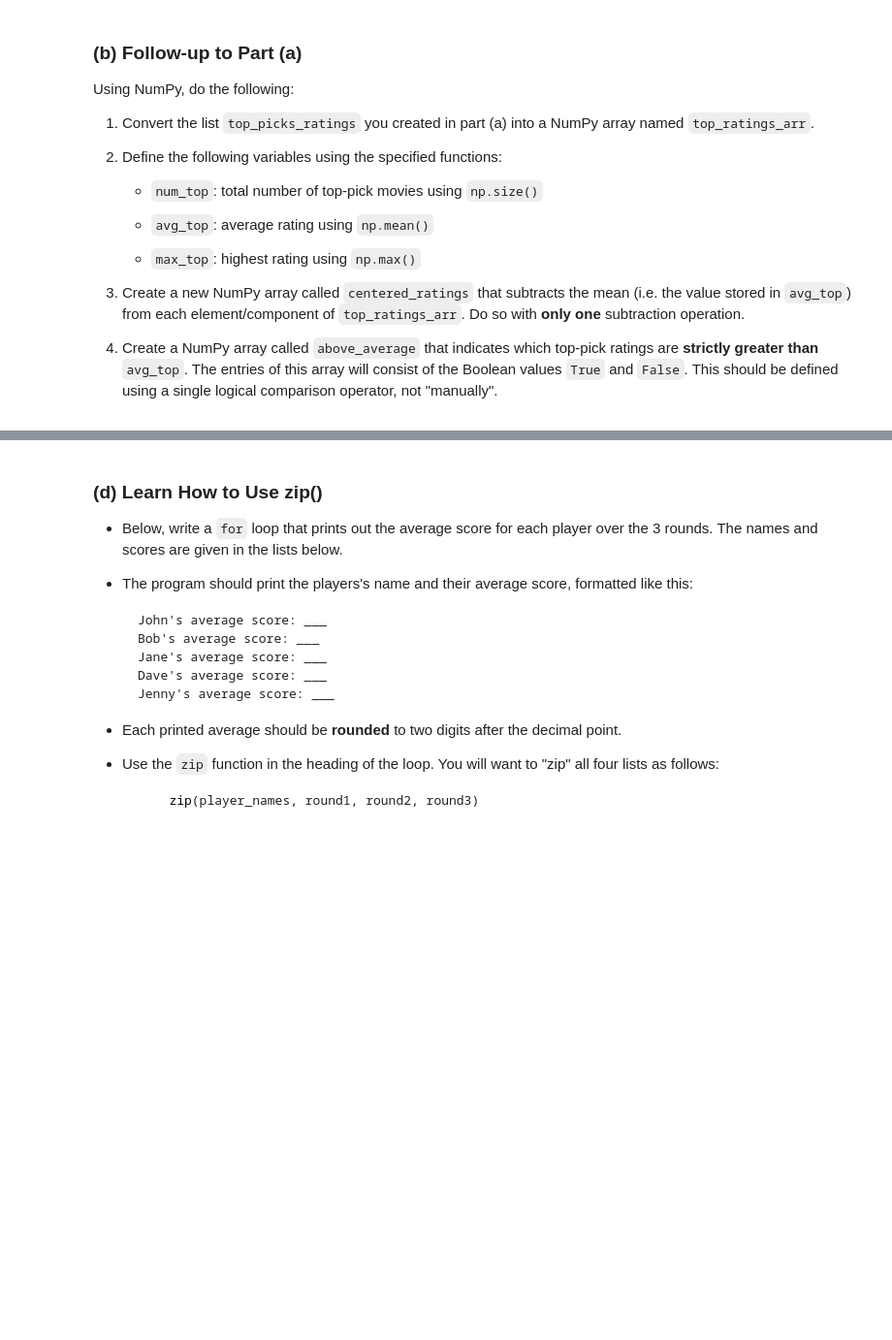
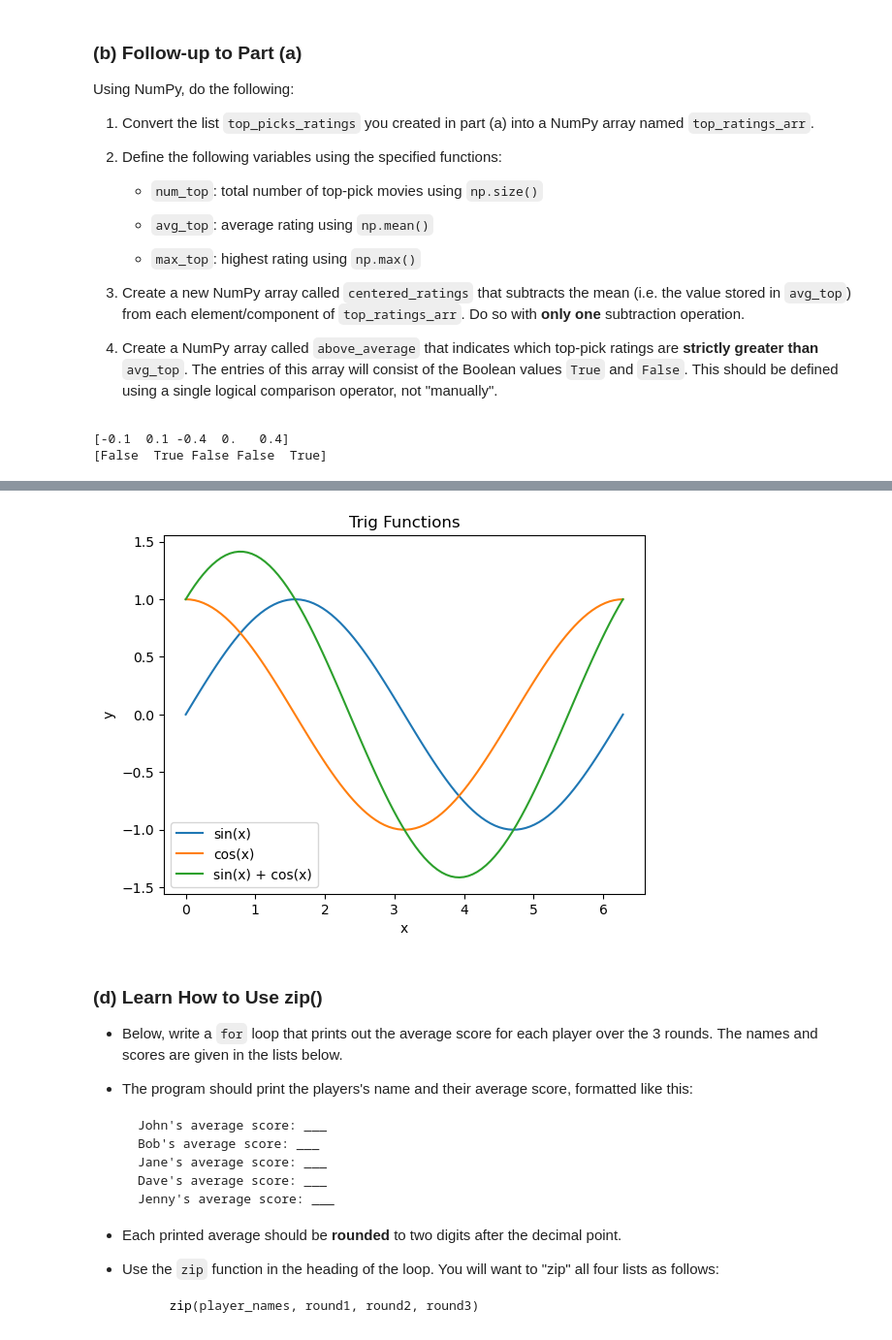
Before and after one commit to Victoria-Yan/datasci151spring2026, a Jupyter notebook: _assignments/assignment_4/Assignment4 copy.ipynb, the cells around one changed output, grey strips where cells are left out. Shown at 97% size. Cells and saved outputs as stored; diff of their text form; code cells hidden in the pictures; blank space fills up the shorter version.

```diff
--- a/_assignments/assignment_4/Assignment4 copy.ipynb
+++ b/_assignments/assignment_4/Assignment4 copy.ipynb
@@ -66,3 +78,19 @@ Using NumPy, do the following:
+# %%
+# Write your answer here
+top_ratings_arr = np.array(top_picks_ratings)
+num_top = np.size(top_ratings_arr)
+avg_top = np.mean(top_ratings_arr)
+max_top = np.max(top_ratings_arr)
+
+centered_ratings = np.array(top_ratings_arr - avg_top)
+
+above_average = np.array(top_ratings_arr > avg_top)
+
+print(centered_ratings)
+print(above_average)
+# %% [output]
+[-0.1  0.1 -0.4  0.   0.4]
+[False  True False False  True]
 # %% [markdown]
 ### **(c)** For-loops + Plotting
 
@@ -87,3 +113,29 @@ Using NumPy, do the following:
+# %%
+# Write your answer here
+
+vec_x = np.linspace(0, 2*np.pi, 100)
+
+
+vec_y1 = np.sin(vec_x)
+vec_y2 = np.cos(vec_x)
+vec_y3 = np.sin(vec_x) + np.cos(vec_x)
+
+
+list_vectors = [vec_y1, vec_y2, vec_y3]
+
+
+for vector in list_vectors:
+    plt.plot(vec_x, vector)
+
+
+plt.xlabel("x")
+plt.ylabel("y")
+plt.title("Trig Functions")
+plt.legend(["sin(x)", "cos(x)", "sin(x) + cos(x)"])
+
+plt.show()
+# %% [output]
+[figure, added]
 # %% [markdown]
 ### **(d)** Learn How to Use zip()
 
```
Also changed, not shown: parts of 8 cells of this notebook, 1 other file.
